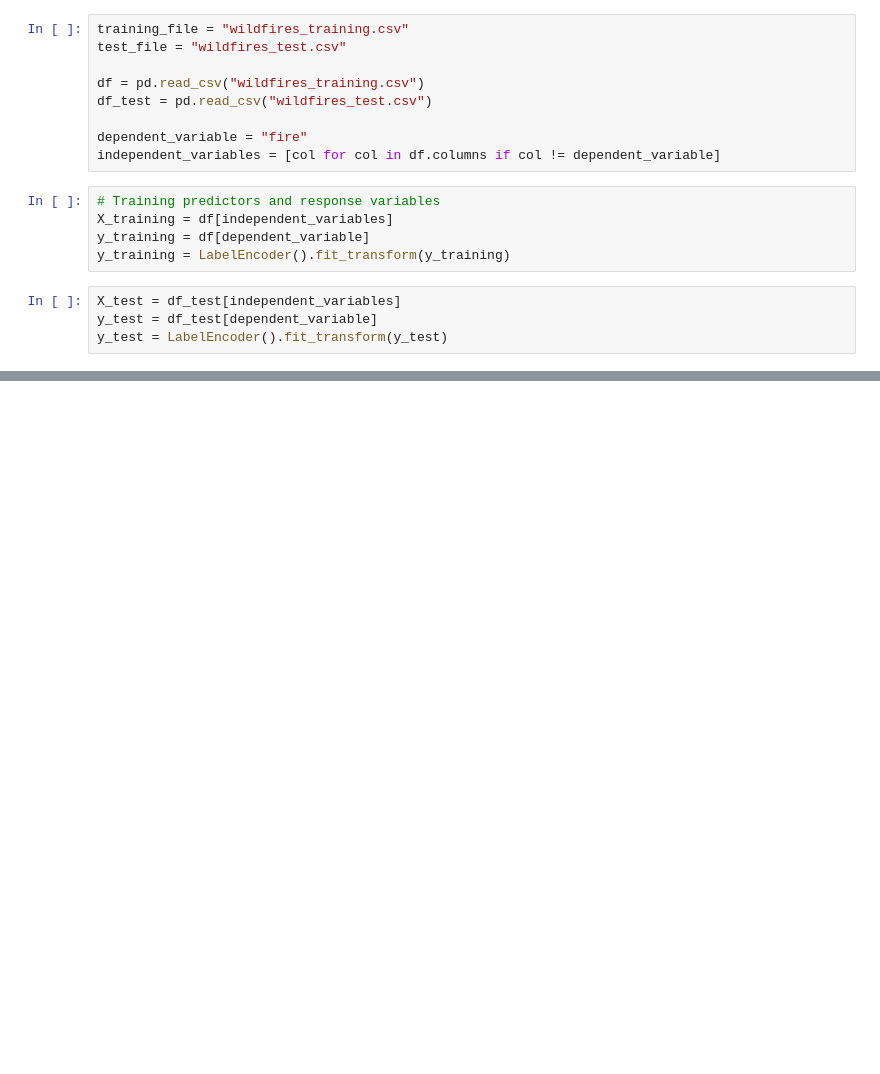
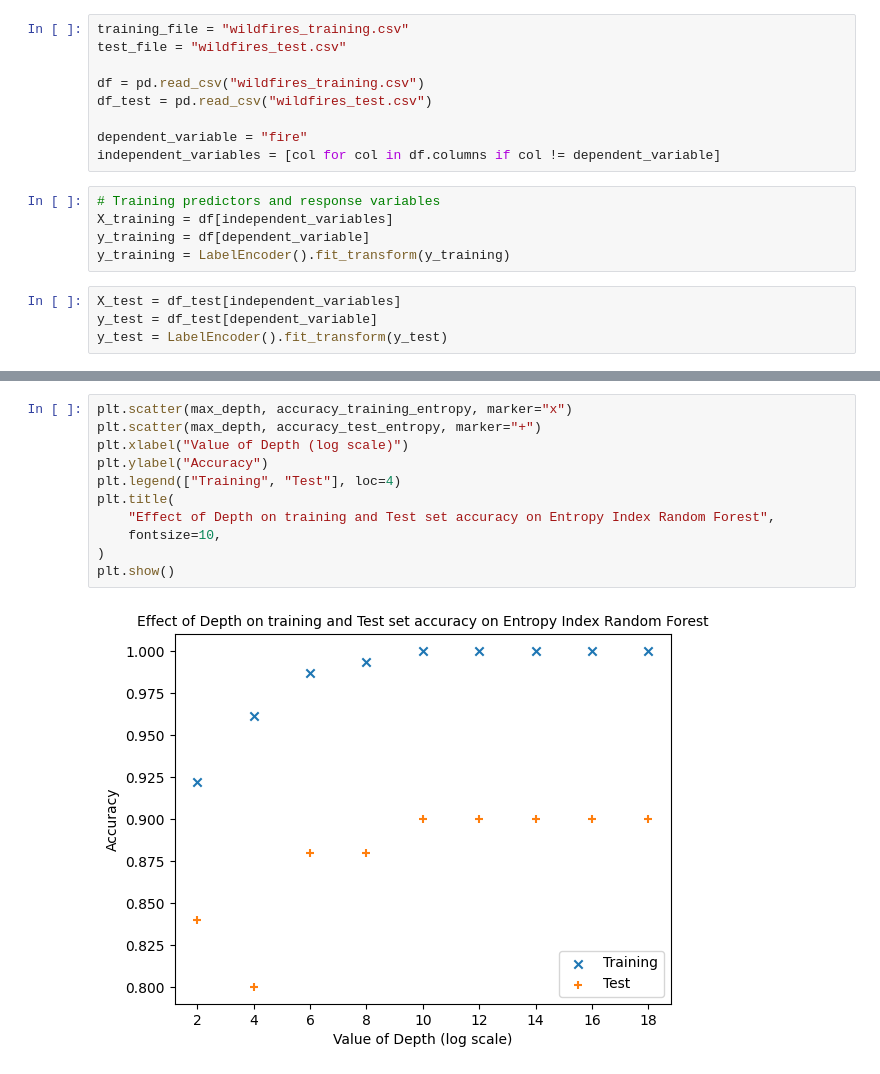
Before and after one commit to jakeogrady/machine_learning_assignments, a Jupyter notebook: random_forests.ipynb, the cells around one changed output, grey strips where cells are left out. Drawn from its saved outputs; the diff is of its cells as text; blank space fills up the shorter version.

```diff
--- a/random_forests.ipynb
+++ b/random_forests.ipynb
@@ -72,0 +158,13 @@ Test Accuracy: max_depth248 - 0.82
+# %%
+plt.scatter(max_depth, accuracy_training_entropy, marker="x")
+plt.scatter(max_depth, accuracy_test_entropy, marker="+")
+plt.xlabel("Value of Depth (log scale)")
+plt.ylabel("Accuracy")
+plt.legend(["Training", "Test"], loc=4)
+plt.title(
+    "Effect of Depth on training and Test set accuracy on Entropy Index Random Forest",
+    fontsize=10,
+)
+plt.show()
+# %% [output]
+[figure, added]
```
Also changed, not shown: parts of 19 cells of this notebook, 1 other file.
